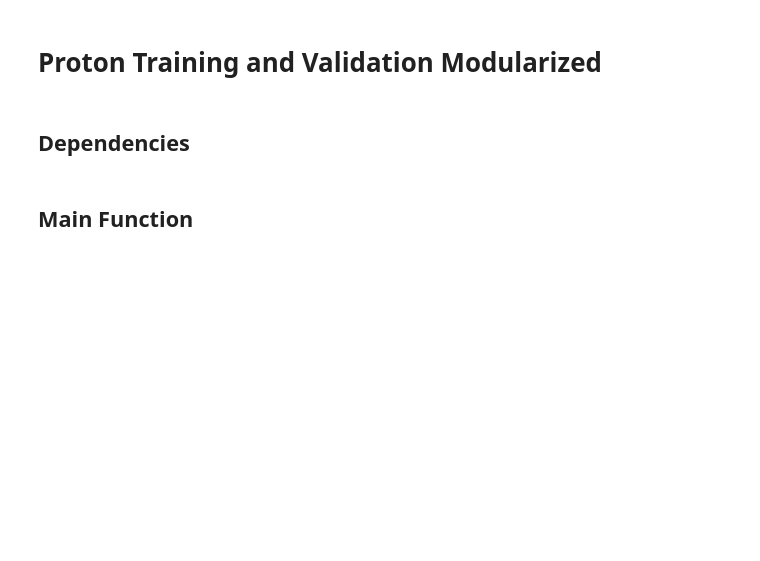
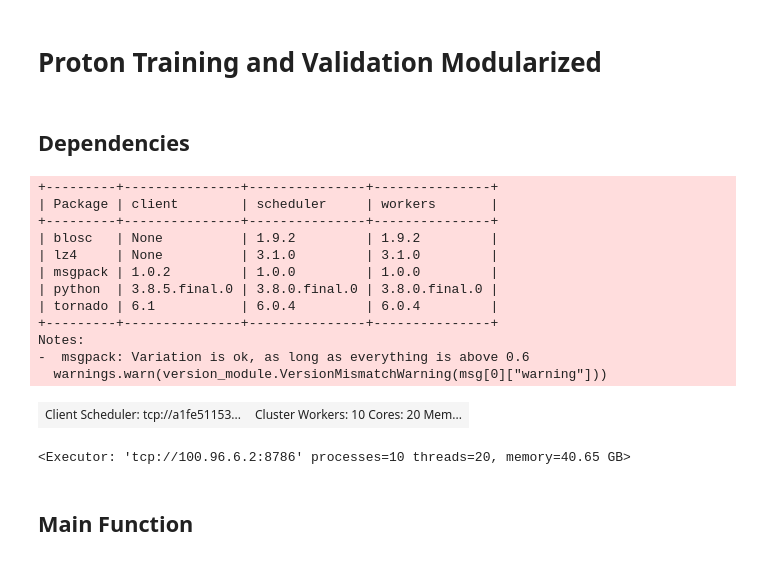
Before and after one commit to harsh5161/datascience, a Jupyter notebook: Training.ipynb, the cells around one changed output. Saved outputs shown, nothing was run; the diff lists cells and outputs as text; code cells hidden in the pictures; blank space fills up the shorter version.

```diff
--- a/Training.ipynb
+++ b/Training.ipynb
@@ -23,6 +23,30 @@
 # !pip3 install imblearn
 
 # Download en_core_web_sm for text analytics
+# %%
+from dask.distributed import LocalCluster, Client
+client = Client('tcp://a1fe51153afbf426a8a09f90f8e64996-368448313.us-east-2.elb.amazonaws.com:8786')#Client('tcp://a76e2942775474334b82a98525f39401-619150691.us-east-2.elb.amazonaws.com:8786')
+client
+# %% [output]
++---------+---------------+---------------+---------------+
+| Package | client        | scheduler     | workers       |
++---------+---------------+---------------+---------------+
+| blosc   | None          | 1.9.2         | 1.9.2         |
+| lz4     | None          | 3.1.0         | 3.1.0         |
+| msgpack | 1.0.2         | 1.0.0         | 1.0.0         |
+| python  | 3.8.5.final.0 | 3.8.0.final.0 | 3.8.0.final.0 |
+| tornado | 6.1           | 6.0.4         | 6.0.4         |
++---------+---------------+---------------+---------------+
+Notes:
+-  msgpack: Variation is ok, as long as everything is above 0.6
+  warnings.warn(version_module.VersionMismatchWarning(msg[0]["warning"]))
+| Client Scheduler: tcp://a1fe51153... | Cluster Workers: 10 Cores: 20 Mem... |
+# %%
+from distributed import Executor
+e = Executor('tcp://a1fe51153afbf426a8a09f90f8e64996-368448313.us-east-2.elb.amazonaws.com:8786')
+print(e)
+# %% [output]
+<Executor: 'tcp://100.96.6.2:8786' processes=10 threads=20, memory=40.65 GB>
 # %% [markdown]
 ## Main Function
 # %%
```
Also changed, not shown: parts of 3 cells of this notebook.
